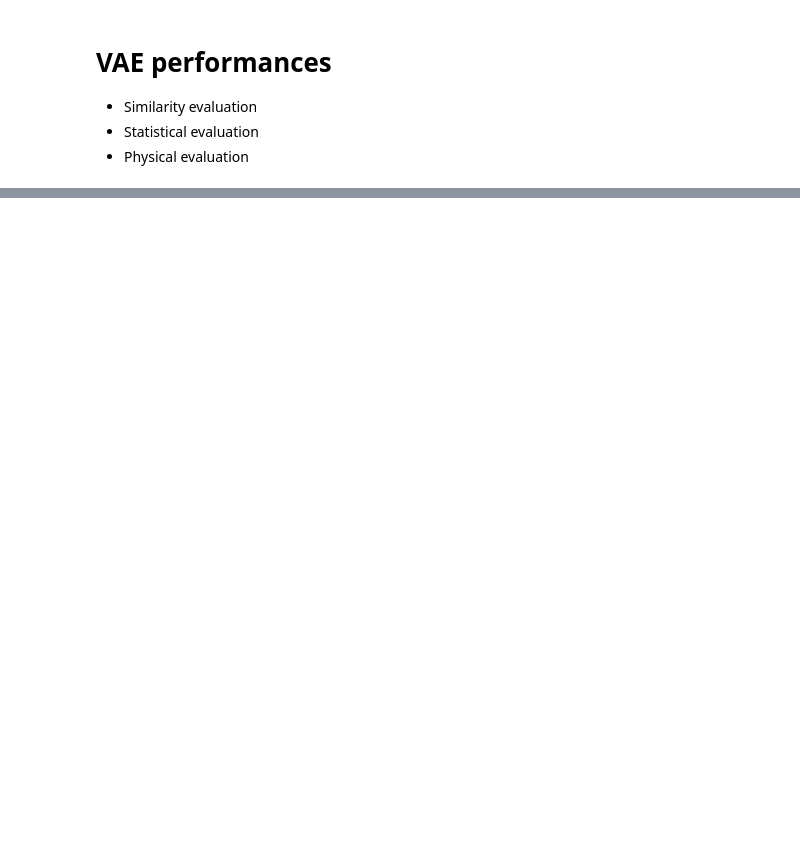
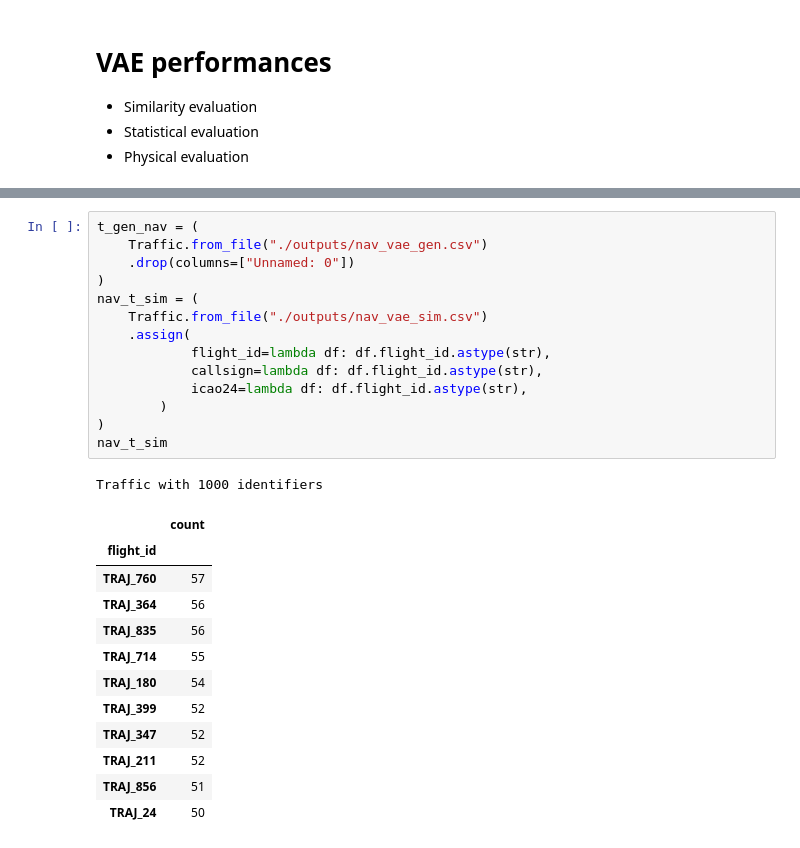
Before and after one commit to alafage/deep-traffic-generation, a Jupyter notebook: notebooks/vae_perf.ipynb, the cells around one changed output, grey strips where cells are left out. Drawn from its saved outputs; the diff is of its cells as text; blank space fills up the shorter version.

```diff
--- a/notebooks/vae_perf.ipynb
+++ b/notebooks/vae_perf.ipynb
@@ -100 +79,29 @@ with plt.style.context("traffic"):
+# %%
+t_gen_nav = (
+    Traffic.from_file("./outputs/nav_vae_gen.csv")
+    .drop(columns=["Unnamed: 0"])
+)
+nav_t_sim = (
+    Traffic.from_file("./outputs/nav_vae_sim.csv")
+    .assign(
+            flight_id=lambda df: df.flight_id.astype(str),
+            callsign=lambda df: df.flight_id.astype(str),
+            icao24=lambda df: df.flight_id.astype(str),
+        )
+)
+nav_t_sim
+# %% [output]
+Traffic with 1000 identifiers
+|  | count |
+| flight_id |  |
+| TRAJ_760 | 57 |
+| TRAJ_364 | 56 |
+| TRAJ_835 | 56 |
+| TRAJ_714 | 55 |
+| TRAJ_180 | 54 |
+| TRAJ_399 | 52 |
+| TRAJ_347 | 52 |
+| TRAJ_211 | 52 |
+| TRAJ_856 | 51 |
+| TRAJ_24 | 50 |
 # %%
```
Also changed, not shown: parts of 21 cells of this notebook, 59 other files.
